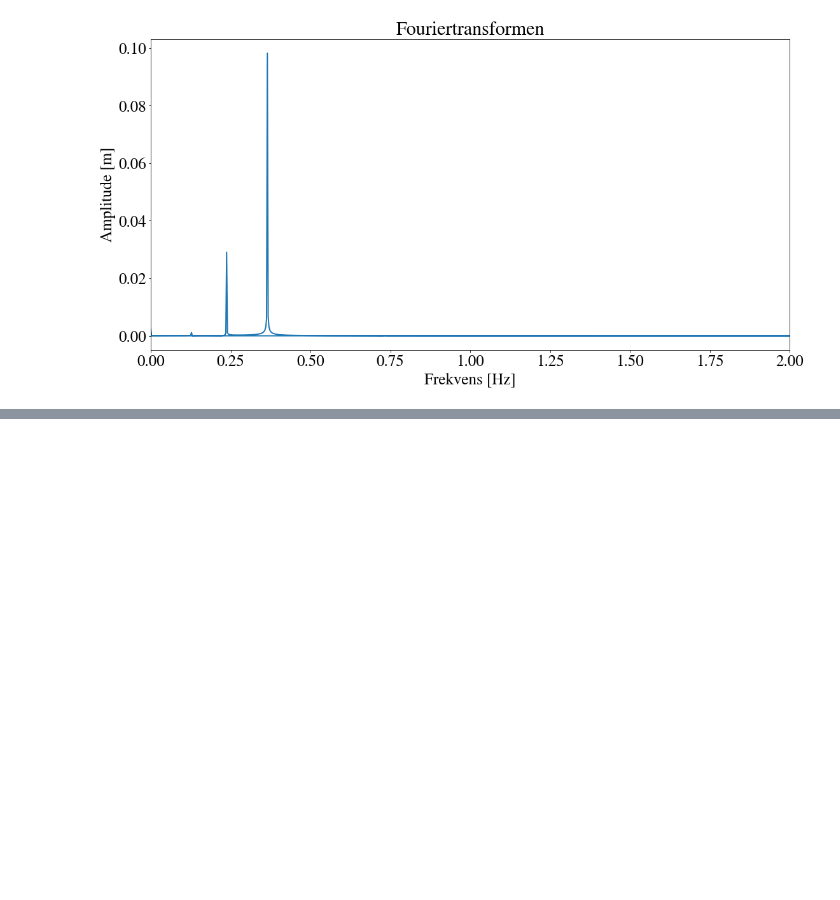
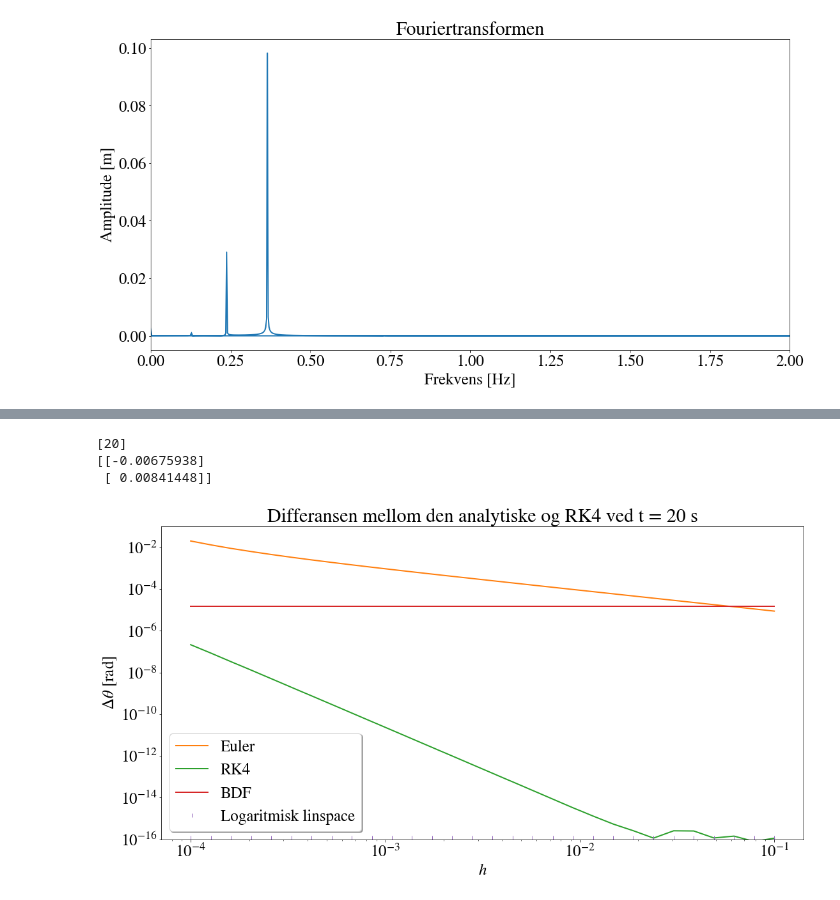
Before and after one commit to emiljonsrud/vitberr_prosjekt2_tekfys, a Jupyter notebook: Combine_our_and_emil.ipynb, the cells around one changed output, grey strips where cells are left out. Saved outputs shown, nothing was run; the diff lists cells and outputs as text; code cells hidden in the pictures; blank space fills up the shorter version.

```diff
--- a/Combine_our_and_emil.ipynb
+++ b/Combine_our_and_emil.ipynb
@@ -1700,46 +2174,83 @@ anal_vs_num_heun()
 # %%
 def plot_difference():
 
-    diff_data = np.load('difference_at_t20_heun.npz')
-    h_steps, difference_euler, difference_rk4, difference_heun = diff_data['h_steps'], diff_data['difference_euler'], diff_data['difference_rk4'], diff_data['difference_heun']
+    diff_data = np.load('difference_at_t20_BDF.npz')
+    h_steps, difference_euler, difference_rk4, = diff_data['h_steps'], diff_data['difference_euler'], diff_data['difference_rk4']
 
     plt.yscale("log")
     plt.xscale("log")
-    #h_steps = np.logspace(-4,-1,30)#obs: hardcoding
+    h_steps = np.logspace(-4,-1,30)#obs: hardcoding
     plt.plot(h_steps, np.zeros(len(h_steps)),linestyle='--') # Stiplet linje i 0
     plt.plot(h_steps, np.abs(difference_euler), label = "Euler")
     plt.plot(h_steps, np.abs(difference_rk4), label = "RK4")
-    plt.plot(h_steps, np.abs(difference_heun), label = "RK4")
+    f_small_angle = lambda t, w: np.array([
+        w[1],
+        -(A_0 * sigma_0 * g * h)/calculate_I_c(0, 0) * w[0]
+        ])
+
+
+    theta_0 = np.array([0.01])
+    omega_0 = np.array([0])
+    w_0 = np.array([
+        theta_0,
+        omega_0
+    ]) # Combine all the initial conditions to the array w
+    def f_analytic(t, theta_0):
+        return theta_0*np.cos( np.sqrt( (m_boat*g*h)/calculate_I_c(0, 0) )*t )
+
+    t_0 = 0
+    t_end = 20
+
+    w_0 = np.reshape(w_0, len(w_0))
+    solution = integrate.solve_ivp(f_small_angle, (t_0, t_end), w_0, first_step = 0.0001, method='BDF', t_eval=[20],atol=10e-16)
+    w_num_BDF = solution.y
+    t_num_BDF = solution.t
+    print(t_num_BDF)
+    print(w_num_BDF)
+    theta_t20_BDF = w_num_BDF[0]
+    f_analytic_t_20 = f_analytic(t_end, theta_0) # Analytic value at t=20s
+
+    difference_BDF     = theta_t20_BDF - f_analytic_t_20
+    plt.plot(h_steps, np.repeat(np.abs(difference_BDF),30), label = "BDF")
 
     plt.plot(h_steps, np.repeat(12e-17,30),'|', label = "Logaritmisk linspace")
 
 
     plt.title("Differansen mellom den analytiske og RK4 ved t = 20 s")
     plt.xlabel('$h$')
     plt.ylabel(r'$\Delta\theta$ [rad]')
     plt.ylim(10e-17,0.1)
     plt.legend(loc=3, shadow = True)
-    plt.gca().invert_xaxis()#obs
+    #plt.gca().invert_xaxis()#obs
     plt.show()
     def function(x, a, n,b):
         return a*x**n+b
 
-    popt_rk4 , cov_rk4 = scipy.optimize.curve_fit(function, h_steps[0:23], np.abs(difference_rk4[0:23]))
-    popt_euler , cov_euler = scipy.optimize.curve_fit(function, h_steps[10:30], np.abs(difference_euler[10:30]))
+    # popt_rk4 , cov_rk4 = scipy.optimize.curve_fit(function, h_steps[0:23], np.abs(difference_rk4[0:23]))
+    # popt_euler , cov_euler = scipy.optimize.curve_fit(function, h_steps[10:30], np.abs(difference_euler[10:30]))
+    # popt_BDF , cov_BDF = scipy.optimize.curve_fit(function, h_steps, np.abs(difference_rk4))
 
 
-    a_rk4 ,n_rk4, b_rk4 = popt_rk4
-    a_euler,n_euler,b_euler = popt_euler
+    # a_rk4 ,n_rk4, b_rk4 = popt_rk4
+    # a_euler,n_euler,b_euler = popt_euler
+    # a_BDF, n_BDF, b_BDF = popt_BDF
 
-    x_new_value = np.arange(min(h_steps), max(h_steps), 10000)
-    y_new_value_rk4 = function(x_new_value, a_rk4,n_rk4, b_rk4)
-    y_new_value_euler = function(x_new_value, a_euler,n_euler, b_euler)
+    # x_new_value = np.arange(min(h_steps), max(h_steps), 10000)
+    # y_new_value_rk4 = function(x_new_value, a_rk4,n_rk4, b_rk4)
+    # y_new_value_euler = function(x_new_value, a_euler,n_euler, b_euler)
 
-    #plt.scatter(h_steps,np.abs(difference_rk4),color="blue",label = "Estimated curvefit")
+    # #plt.scatter(h_steps,np.abs(difference_rk4),color="blue",label = "Estimated curvefit")
 
-    print(f'Estimated curve-fit polynomial for RK4: {a_rk4:.4f}*x^{n_rk4:.4f}+{b_rk4:.4f}, so the estimated order is {n_rk4:.2f}' )
-    print(f'Estimated curve-fit polynomial for Euler: {a_euler:.4f}*x^{n_euler:.4f}+{b_euler:.4f}, so the estimated order is {n_euler:.2f}' )
+    # print(f'Estimated curve-fit polynomial for RK4: {a_rk4:.4f}*x^{n_rk4:.4f}+{b_rk4:.4f}, so the estimated order is {n_rk4:.2f}' )
+    # print(f'Estimated curve-fit polynomial for Euler: {a_euler:.4f}*x^{n_euler:.4f}+{b_euler:.4f}, so the estimated order is {n_euler:.2f}' )
+    # print(f'Estimated curve-fit polynomial for Euler: {a_BDF:.4f}*x^{n_BDF:.4f}+{b_BDF:.4f}, so the estimated order is {n_euler:.2f}' )
+
 
 
 
 plot_difference()
+# %% [output]
+[20]
+[[-0.00675938]
+ [ 0.00841448]]
+[figure, added]
```
Also changed, not shown: parts of 79 cells of this notebook, 3 other files.
